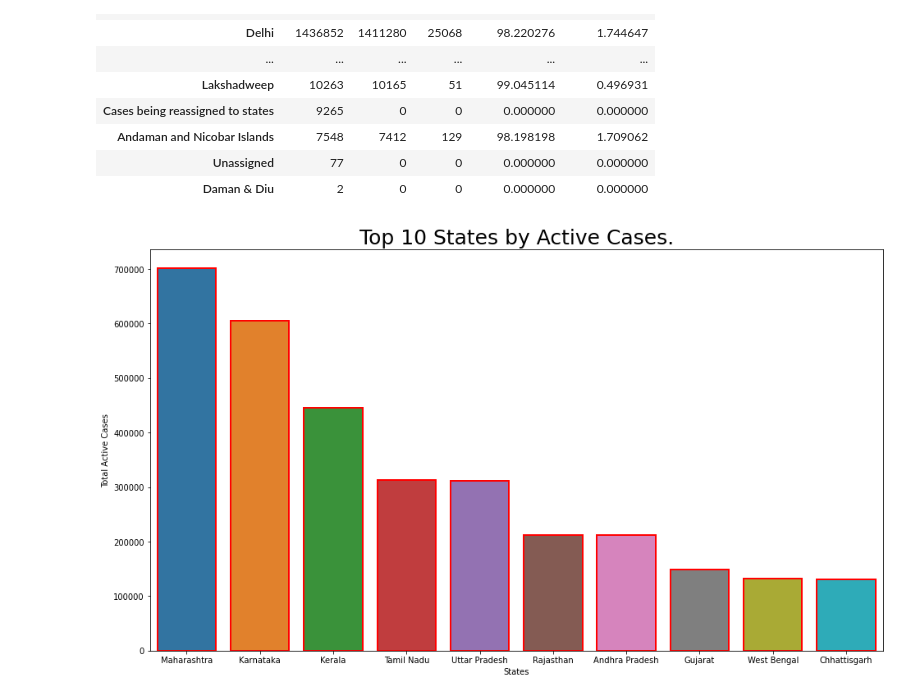
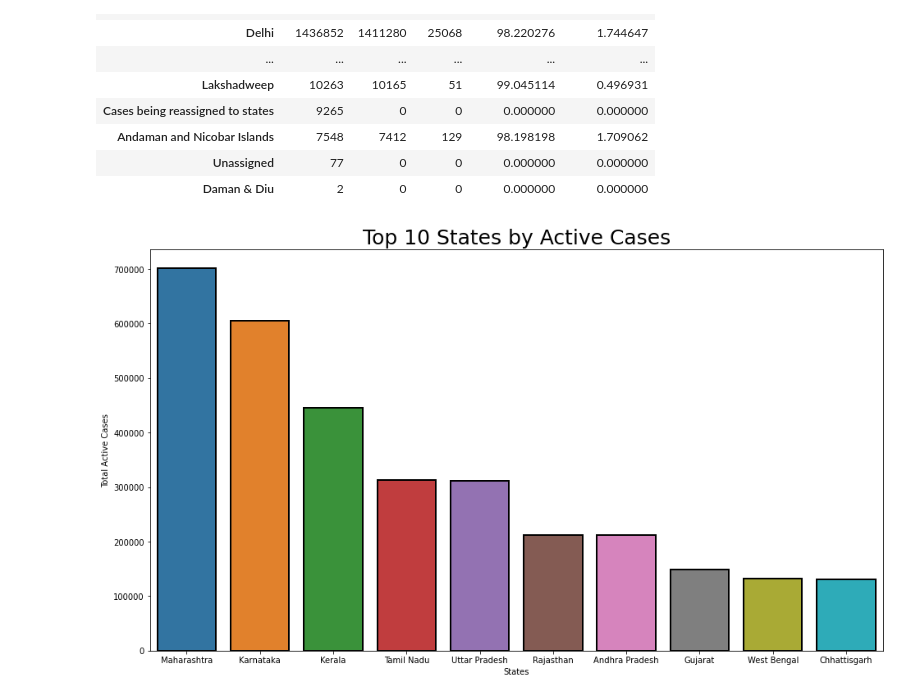
Before and after one commit to saberzero1/covid-visualization, a Jupyter notebook: Covid Data Analysis India.ipynb, the cells around one changed output. Saved outputs shown, nothing was run; the diff lists cells and outputs as text; code cells hidden in the pictures.

Commit message:
Added more graphics.

```diff
--- a/Covid Data Analysis India.ipynb
+++ b/Covid Data Analysis India.ipynb
@@ -149,12 +149,12 @@ statewise.style.background_gradient(cmap = "BuPu")
 # %%
 # Top 10 States by Active Cases.
 top_ten_active_cases = covid_df.groupby(by = "State/UnionTerritory").max()[["Active_Cases", "Date"]].sort_values(by = ["Active_Cases"], ascending = False).reset_index()
 # Create figure for Top 10 States by Active Cases.
 fig = plt.figure(figsize=(16,9))
-plt.title("Top 10 States by Active Cases.", size = 25)
-ax = sns.barplot(data = top_ten_active_cases.iloc[:10], y = "Active_Cases", x = "State/UnionTerritory", linewidth = 2, edgecolor = "red")
+plt.title("Top 10 States by Active Cases", size = 25)
+ax = sns.barplot(data = top_ten_active_cases.iloc[:10], y = "Active_Cases", x = "State/UnionTerritory", linewidth = 2, edgecolor = "black")
 plt.xlabel("States")
 plt.ylabel("Total Active Cases")
 plt.show()
 # %% [output]
-[figure, old version]
+[figure, new version]
```
Also changed, not shown: parts of 2 cells of this notebook.
